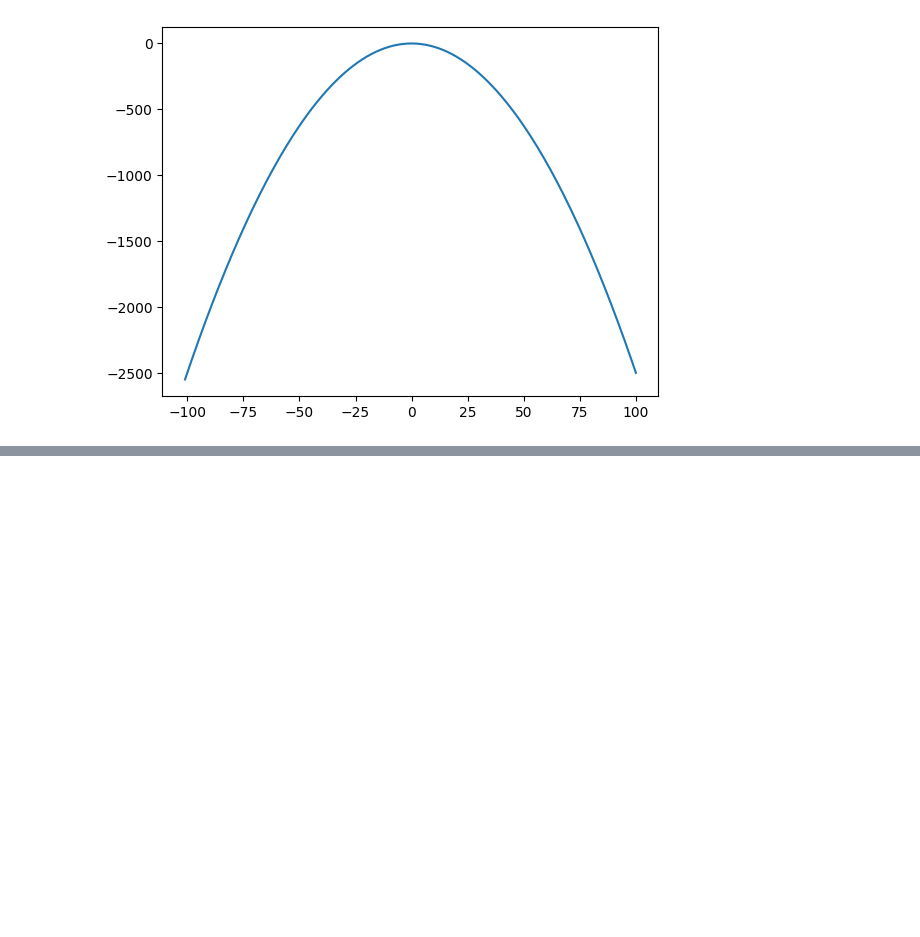
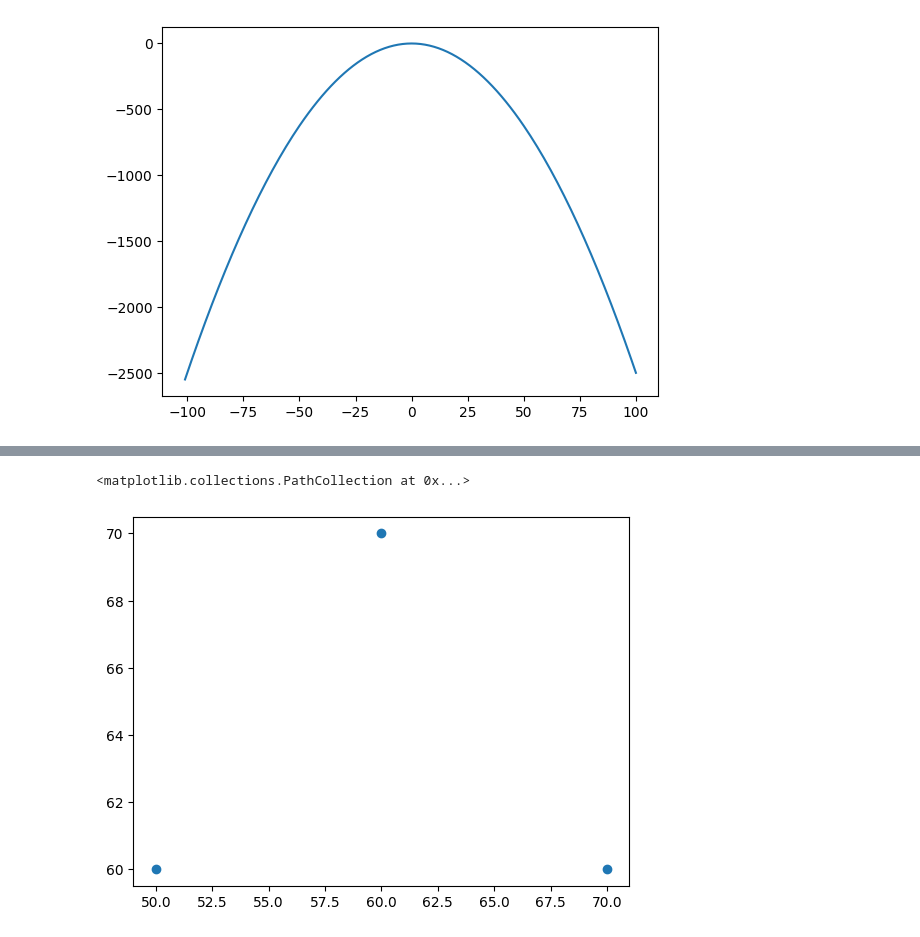
Before and after one commit to KiranKhayamali/AI-ML-Bootcamp, a Jupyter notebook: Week 3 (Data Analysis and Introduction to Machine Learning)/Day 11 (Python for Data Analysis)/Numpy_matplotlib_understanding/basics.ipynb, the cells around one changed output, grey strips where cells are left out. Saved outputs shown, nothing was run; the diff lists cells and outputs as text; code cells hidden in the pictures; blank space fills up the shorter version.

```diff
--- a/Week 3 (Data Analysis and Introduction to Machine Learning)/Day 11 (Python for Data Analysis)/Numpy_matplotlib_understanding/basics.ipynb
+++ b/Week 3 (Data Analysis and Introduction to Machine Learning)/Day 11 (Python for Data Analysis)/Numpy_matplotlib_understanding/basics.ipynb
@@ -231,0 +261,8 @@ import
+# %%
+# Task 2 (2nd phase)
+data = pd.read_csv("database.csv")
+
+plt.scatter(data['math'], data['science'])
+# %% [output]
+<matplotlib.collections.PathCollection at 0x...>
+[figure, added]
```
Also changed, not shown: parts of 8 cells of this notebook.
